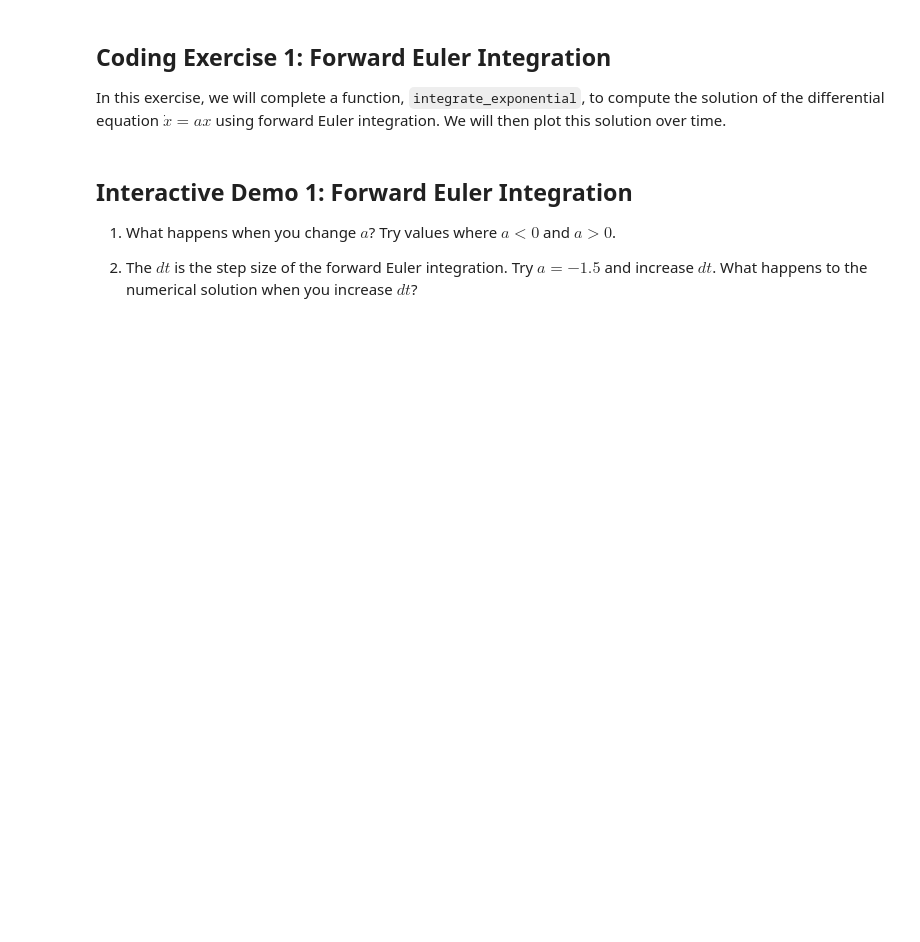
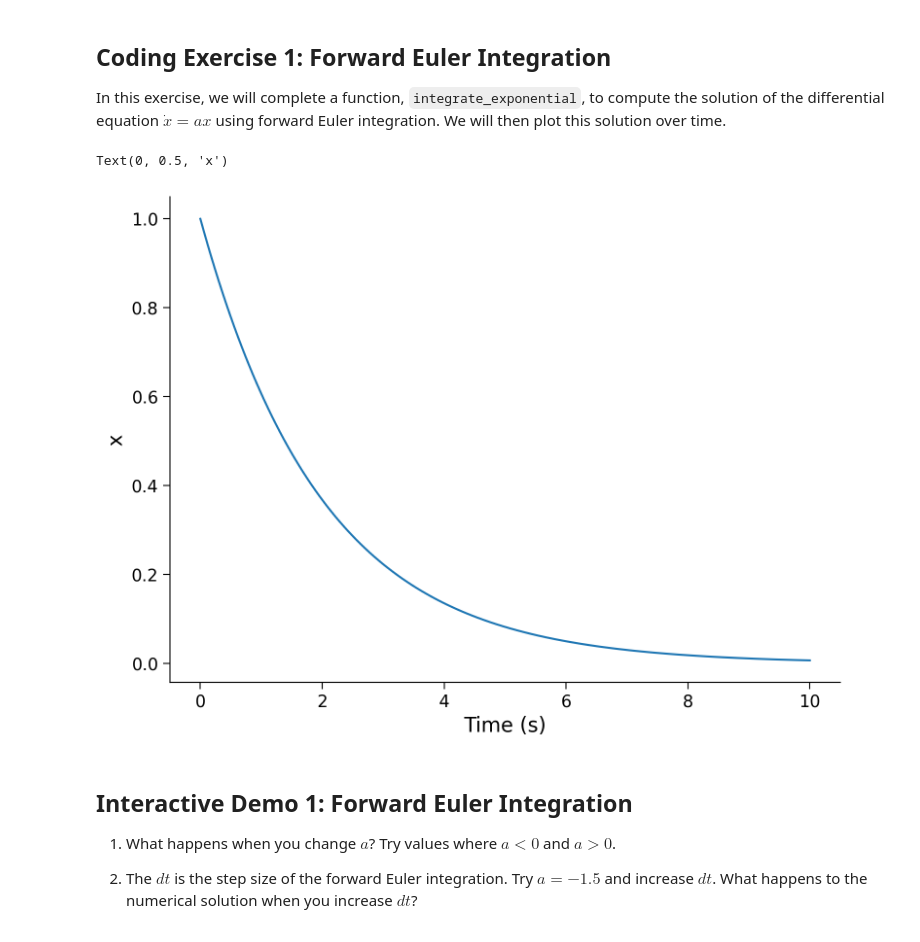
Before and after one commit to trendinafrica/TReND-CaMinA, a Jupyter notebook: notebooks/15-Thursday/LinearDS.ipynb, the cells around one changed output. Drawn from its saved outputs; the diff is of its cells as text; code cells hidden in the pictures; blank space fills up the shorter version.

```diff
--- a/notebooks/15-Thursday/LinearDS.ipynb
+++ b/notebooks/15-Thursday/LinearDS.ipynb
@@ -243,36 +243,39 @@ def integrate_exponential(a, x0, dt, T):
   x = np.zeros_like(t, dtype=complex)
   x[0] = x0 # This is x at time t_0
 
   # Step through system and integrate in time
   for k in range(1, len(t)):
 
     ###################################################################
     ## Fill out the following then remove
-    raise NotImplementedError("Student exercise: need to implement simulation")
+    # raise NotImplementedError("Student exercise: need to implement simulation")
     ###################################################################
 
     # for each point in time, compute xdot from x[k-1]
-    # xdot = ...
+    xdot = a*x[k-1]
 
     # Update x based on x[k-1] and xdot
-    # x[k] = ...
+    x[k] = x[k-1]+xdot*dt
 
   return x, t
 
 
 # Choose parameters
 a = -0.5    # parameter in f(x)
 T = 10      # total Time duration
 dt = 0.001  # timestep of our simulation
 x0 = 1.     # initial condition of x at time 0
 
 # Use Euler's method
 x, t = integrate_exponential(a, x0, dt, T)
 
 # Visualize
 plt.plot(t, x.real)
 plt.xlabel('Time (s)')
 plt.ylabel('x')
+# %% [output]
+Text(0, 0.5, 'x')
+[figure, added]
 # %% [markdown]
 ## Interactive Demo 1: Forward Euler Integration
 
```
Also changed, not shown: parts of 16 cells of this notebook.
